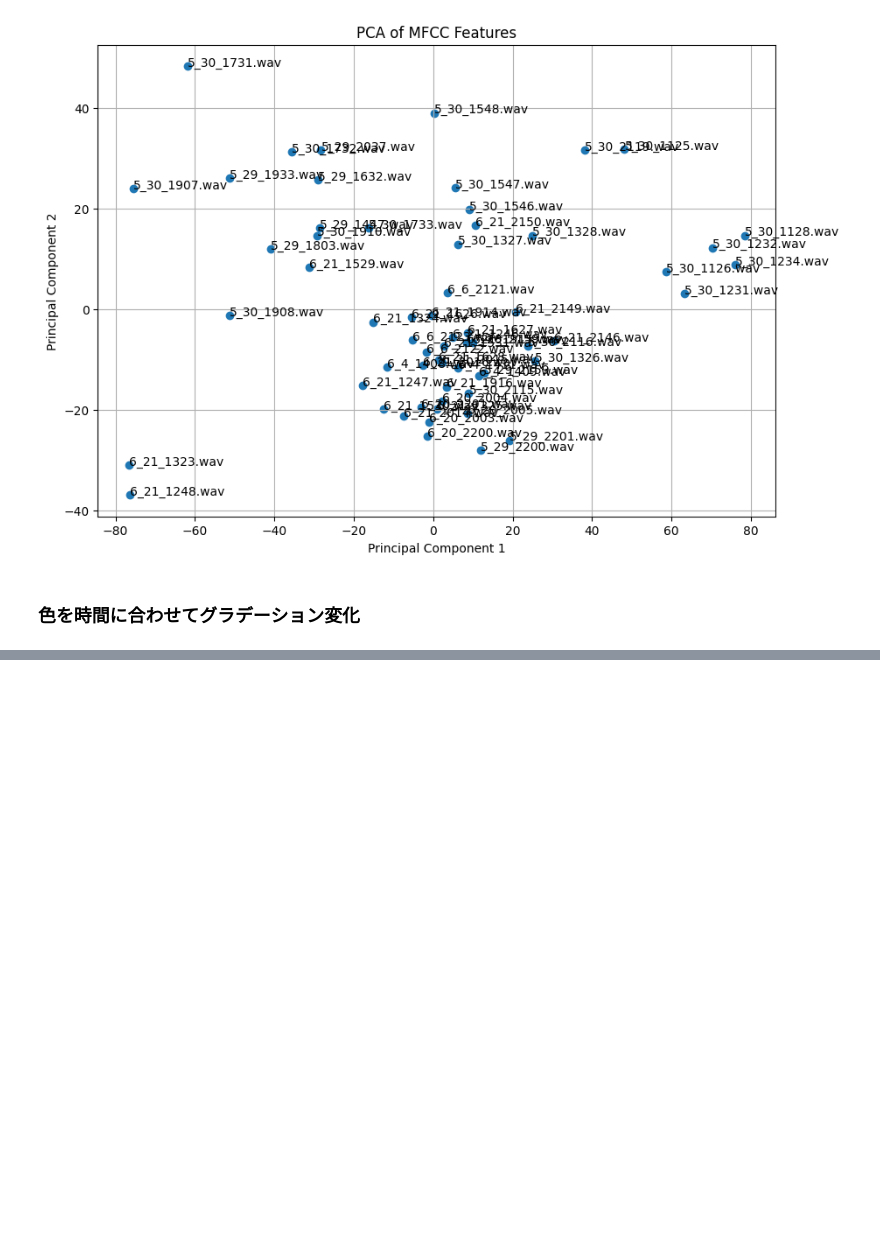
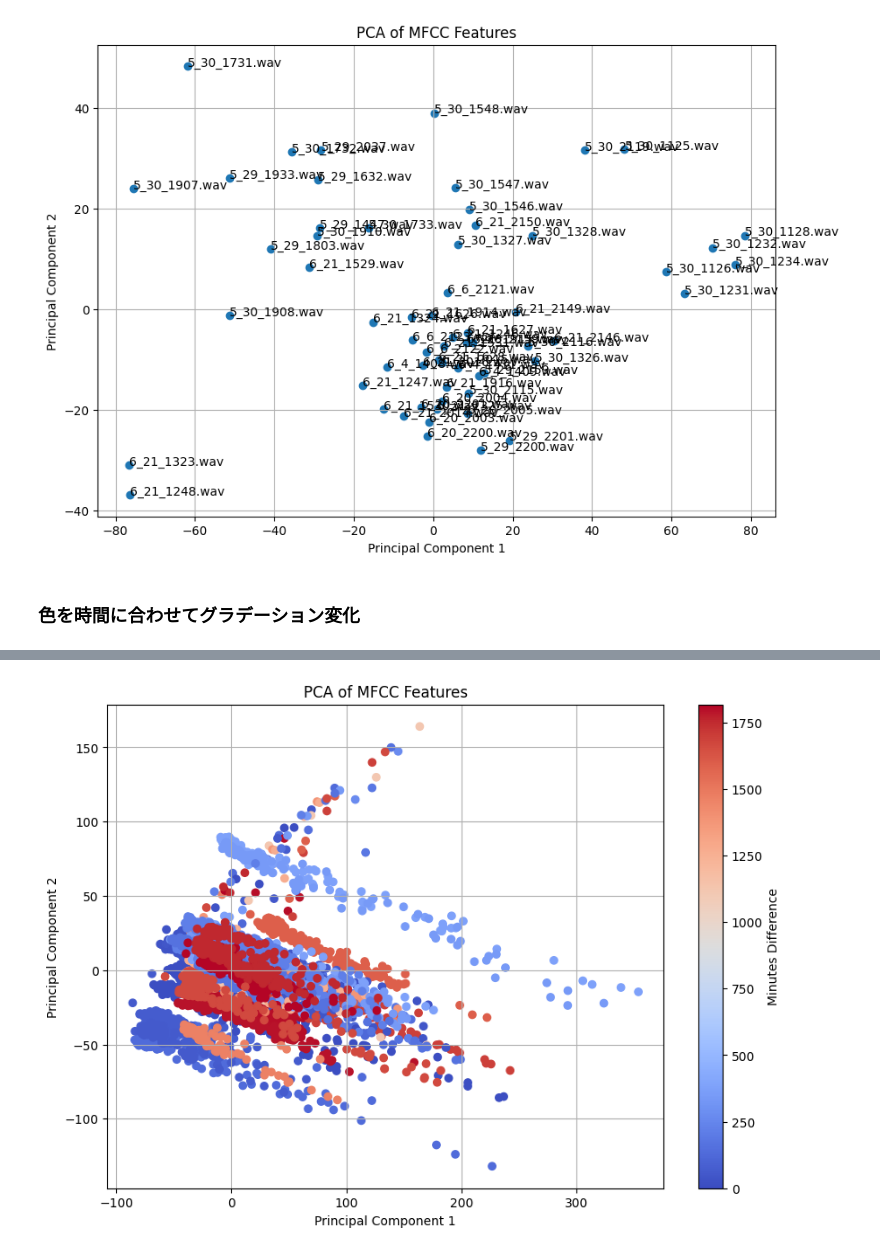
Before and after one commit to cielcs/Bayesian-inference, a Jupyter notebook: MFCCと主成分分析.ipynb, the cells around one changed output, grey strips where cells are left out. Drawn from its saved outputs; the diff is of its cells as text; code cells hidden in the pictures; blank space fills up the shorter version.

```diff
--- a/MFCCと主成分分析.ipynb
+++ b/MFCCと主成分分析.ipynb
@@ -212,0 +300,98 @@ plt.show()
+# %%
+import os
+import librosa
+import numpy as np
+import matplotlib.pyplot as plt
+from sklearn.decomposition import PCA
+from datetime import datetime, timedelta
+import matplotlib.cm as cm
+import matplotlib.colors as mcolors
+
+# ディレクトリのパス
+directory = '/content/drive/MyDrive/naist/Bsound/'
+
+# 指定された時刻のリスト（文字列として）
+specified_times = ['5_29_1710', '5_29_2235','5_30_1337','5_30_1359','5_31_2144','6_1_1806','6_2_1505','6_4_1500','6_5_1842','6_7_1602','6_21_1905','6_23_0132']
+
+def parse_time(time_str):
+    return datetime.strptime(time_str, '%m_%d_%H%M')
+
+def calculate_minutes_difference(time1, time2):
+    delta = time2 - time1
+    return int(delta.total_seconds() / 60)
+
+def extract_mfcc(audio_path, n_mfcc=13):
+    y, sr = librosa.load(audio_path, sr=None)
+    mfccs = librosa.feature.mfcc(y=y, sr=sr, n_mfcc=n_mfcc)
+    return mfccs.T  # フレームごとのMFCCをそのまま返す
+
+def process_directory(directory, specified_times):
+    mfcc_list = []
+    labels = []
+    colors = []
+    specified_datetimes = [parse_time(time_str) for time_str in specified_times]
+
+    max_minutes_difference = 0
+    file_infos = []
+
+    for filename in os.listdir(directory):
+        if filename.endswith(".wav"):
+            file_path = os.path.join(directory, filename)
+            base_name = os.path.splitext(filename)[0]
+            file_time = parse_time(base_name)
+
+            # 指定した時刻の中から音楽ファイルの時刻より後ろで最も近い時刻を見つける
+            future_times = [t for t in specified_datetimes if t > file_time]
+            if future_times:
+                closest_time = min(future_times, key=lambda t: abs(t - file_time))
+                minutes_difference = calculate_minutes_difference(file_time, closest_time)
+                # ラベルを作成
+                label = f" ({minutes_difference}min.)"
+                max_minutes_difference = max(max_minutes_difference, minutes_difference)
+            else:
+                label = f"(None)"
+                minutes_difference = None
+
+            mfccs = extract_mfcc(file_path)
+            mfcc_list.append(mfccs)
+            labels.append(label)
+            file_infos.append((label, minutes_difference))
+
+    # 色を設定（ヒートマップ）
+    norm = mcolors.Normalize(vmin=0, vmax=(max_minutes_difference))
+    cmap = plt.colormaps['coolwarm']  # 色マップを選択
+    for label, minutes_difference in file_infos:
+        if minutes_difference is None:
+            color = 'black'
+        else:
+            color = cmap(norm(minutes_difference))
+        colors.extend([color] * len(mfcc_list[-1]))  # 各フレームに同じ色を割り当てる
+
+    # 全てのMFCCを縦に結合
+    mfcc_features = np.vstack(mfcc_list)
+
+    return mfcc_features, labels, colors, norm, cmap
+
+# MFCCを抽出
+mfcc_features, labels, colors, norm, cmap = process_directory(directory, specified_times)
+
+# PCAを実行
+pca = PCA(n_components=2)
+mfcc_pca = pca.fit_transform(mfcc_features)
+
+# プロット
+plt.figure(figsize=(10, 7))
+plt.scatter(mfcc_pca[:, 0], mfcc_pca[:, 1], c=colors)
+
+# プロットにラベルを追加
+# for i, label in enumerate(labels):
+#     plt.annotate(label, (mfcc_pca[i * len(mfcc_list[i]), 0], mfcc_pca[i * len(mfcc_list[i]), 1]))
+
+plt.xlabel('Principal Component 1')
+plt.ylabel('Principal Component 2')
+plt.title('PCA of MFCC Features')
+plt.grid(True)
+plt.colorbar(cm.ScalarMappable(norm=norm, cmap=cmap), label='Minutes Difference')
+plt.show()
+# %% [output]
+[figure, added]
```
Also changed, not shown: parts of 3 cells of this notebook.
